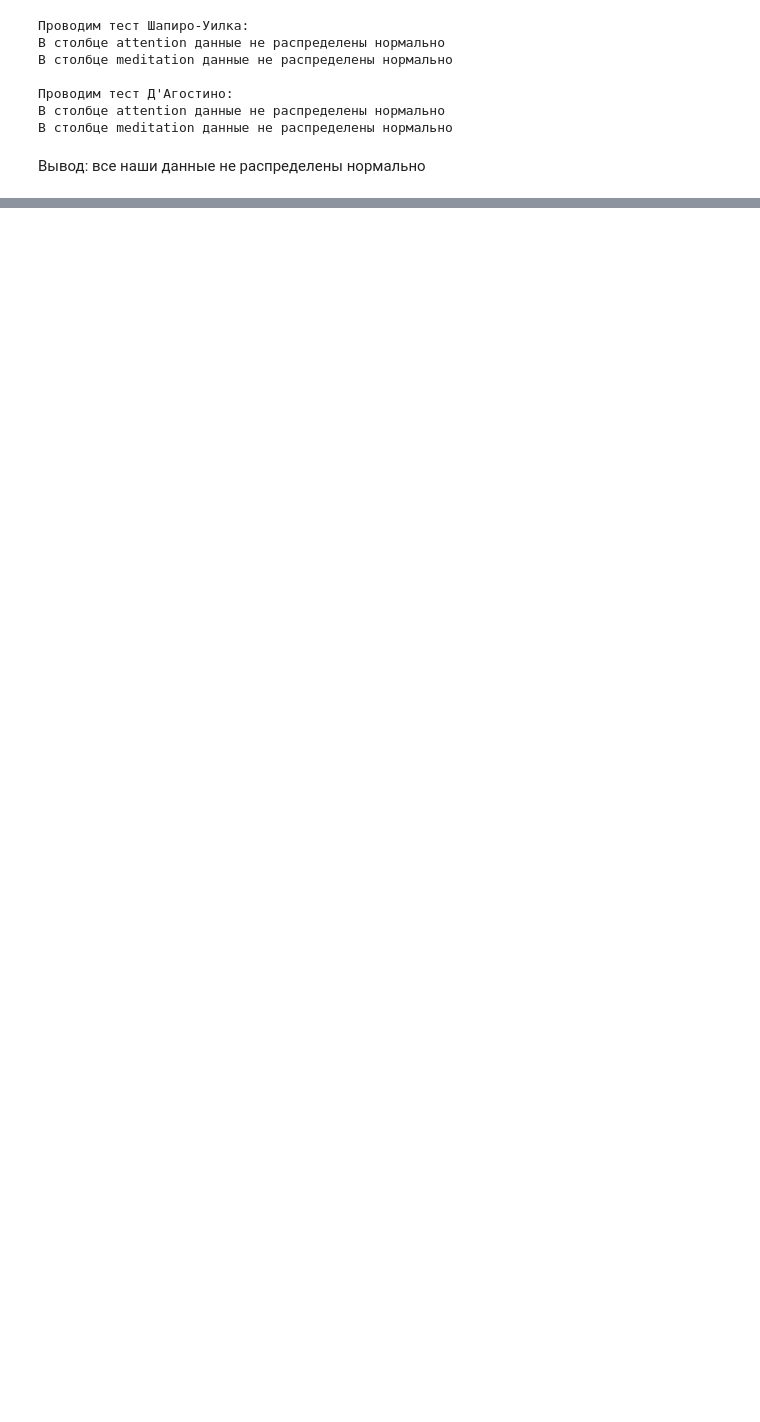
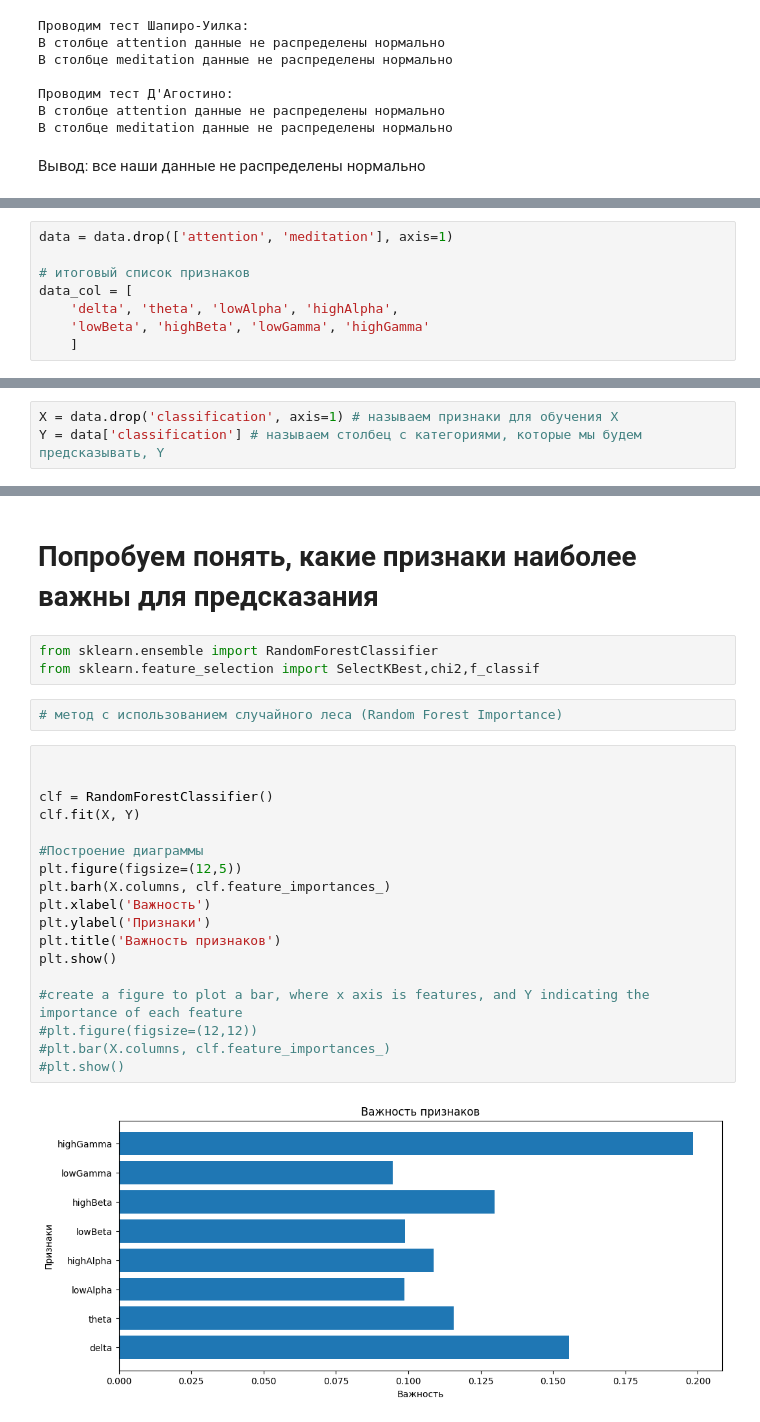
Before and after one commit to lidarya/diplom, a Jupyter notebook: sleepy_driver.ipynb, the cells around one changed output, grey strips where cells are left out. Cells and saved outputs as stored; diff of their text form; blank space fills up the shorter version.

```diff
--- a/sleepy_driver.ipynb
+++ b/sleepy_driver.ipynb
@@ -211,0 +256,8 @@ fig.show()
+# %%
+data = data.drop(['attention', 'meditation'], axis=1)
+
+# итоговый список признаков
+data_col = [
+    'delta', 'theta', 'lowAlpha', 'highAlpha',
+    'lowBeta', 'highBeta', 'lowGamma', 'highGamma'
+    ]
@@ -211,0 +271,3 @@ fig.show()
+# %%
+X = data.drop('classification', axis=1) # называем признаки для обучения X
+Y = data['classification'] # называем столбец с категориями, которые мы будем предсказывать, Y
@@ -211,0 +276,27 @@ fig.show()
+# %% [markdown]
+# Попробуем понять, какие признаки наиболее важны для предсказания
+# %%
+from sklearn.ensemble import RandomForestClassifier
+from sklearn.feature_selection import SelectKBest,chi2,f_classif
+# %%
+# метод с использованием случайного леса (Random Forest Importance)
+# %%
+
+
+clf = RandomForestClassifier()
+clf.fit(X, Y)
+
+#Построение диаграммы
+plt.figure(figsize=(12,5))
+plt.barh(X.columns, clf.feature_importances_)
+plt.xlabel('Важность')
+plt.ylabel('Признаки')
+plt.title('Важность признаков')
+plt.show()
+
+#create a figure to plot a bar, where x axis is features, and Y indicating the importance of each feature
+#plt.figure(figsize=(12,12))
+#plt.bar(X.columns, clf.feature_importances_)
+#plt.show()
+# %% [output]
+[figure, added]
```
Also changed, not shown: parts of 36 cells of this notebook, 1 other file.
